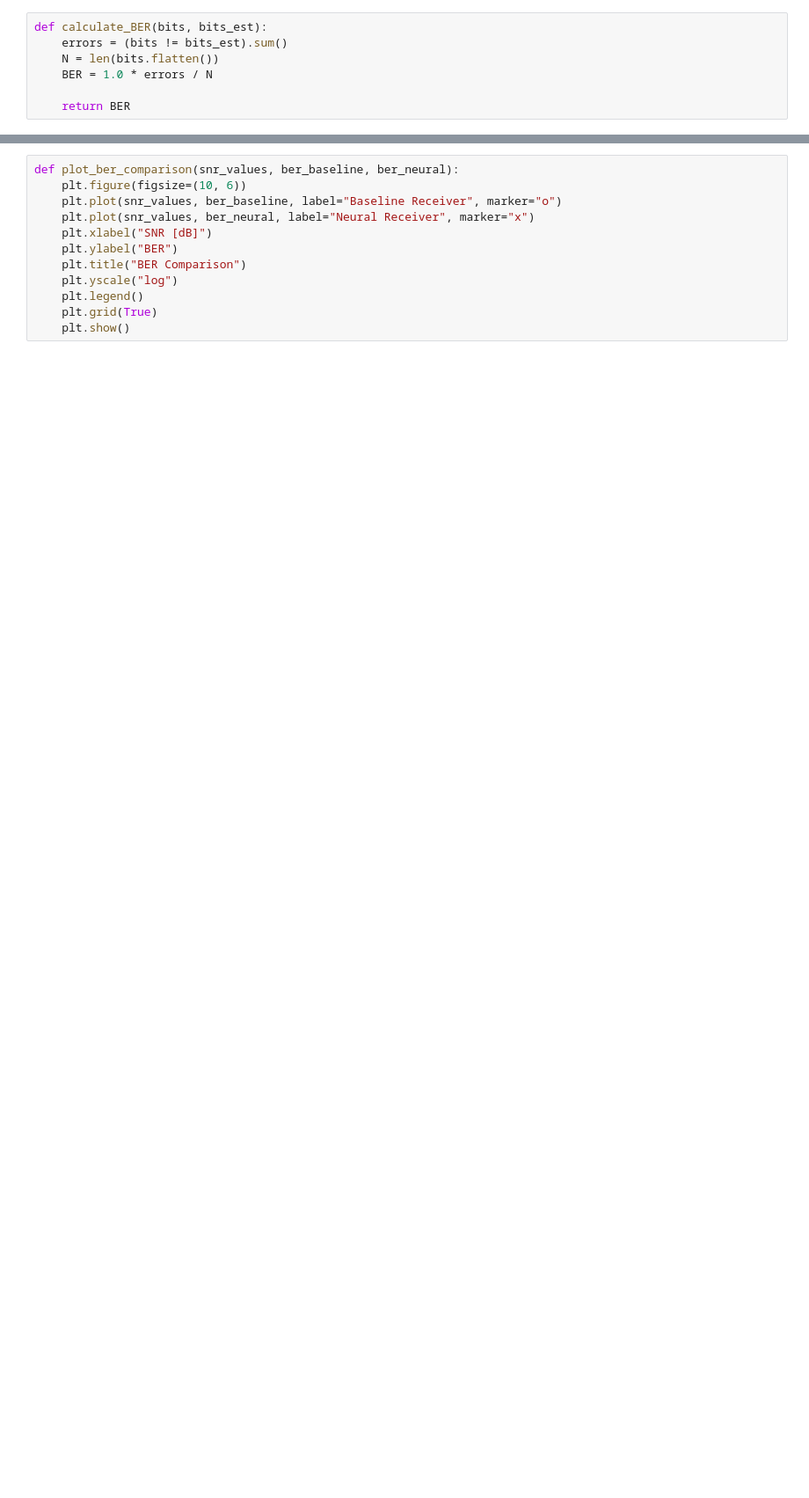
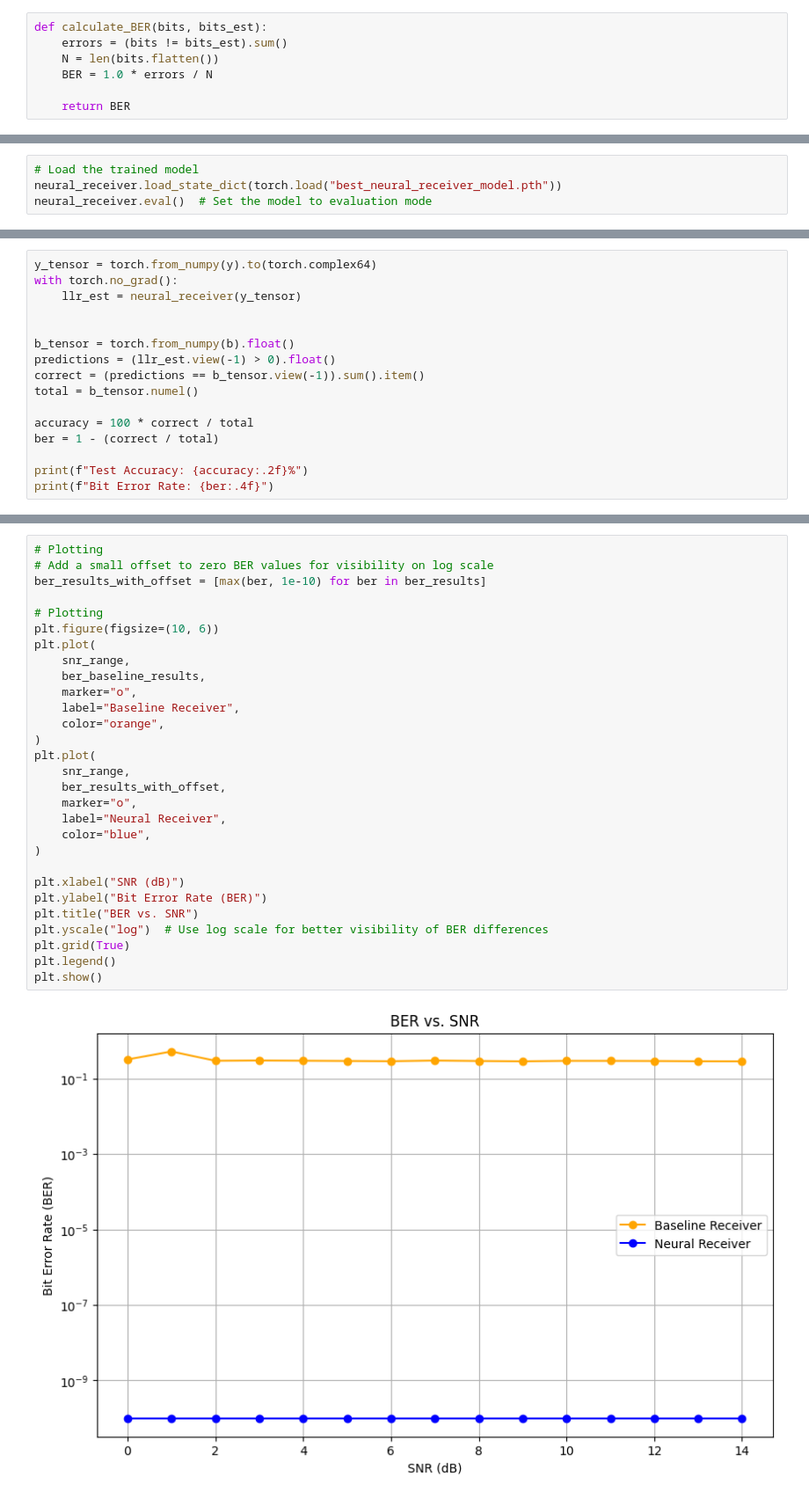
Before and after one commit to theshubh007/Neural_5G_receiver, a Jupyter notebook: MYSetup/5GNRXdemo.ipynb, the cells around one changed output, grey strips where cells are left out. Shown: that part at 88% size. Saved outputs shown, nothing was run; the diff lists cells and outputs as text; blank space fills up the shorter version.

```diff
--- a/MYSetup/5GNRXdemo.ipynb
+++ b/MYSetup/5GNRXdemo.ipynb
@@ -645,0 +811,4 @@ Transmitter and Receiver test passed!
+# %%
+# Load the trained model
+neural_receiver.load_state_dict(torch.load("best_neural_receiver_model.pth"))
+neural_receiver.eval()  # Set the model to evaluation mode
@@ -645,0 +834,16 @@ Transmitter and Receiver test passed!
+# %%
+y_tensor = torch.from_numpy(y).to(torch.complex64)
+with torch.no_grad():
+    llr_est = neural_receiver(y_tensor)
+
+
+b_tensor = torch.from_numpy(b).float()
+predictions = (llr_est.view(-1) > 0).float()
+correct = (predictions == b_tensor.view(-1)).sum().item()
+total = b_tensor.numel()
+
+accuracy = 100 * correct / total
+ber = 1 - (correct / total)
+
+print(f"Test Accuracy: {accuracy:.2f}%")
+print(f"Bit Error Rate: {ber:.4f}")
@@ -646,12 +1034,31 @@ Transmitter and Receiver test passed!
 # %%
-def plot_ber_comparison(snr_values, ber_baseline, ber_neural):
-    plt.figure(figsize=(10, 6))
-    plt.plot(snr_values, ber_baseline, label="Baseline Receiver", marker="o")
-    plt.plot(snr_values, ber_neural, label="Neural Receiver", marker="x")
-    plt.xlabel("SNR [dB]")
-    plt.ylabel("BER")
-    plt.title("BER Comparison")
-    plt.yscale("log")
-    plt.legend()
-    plt.grid(True)
-    plt.show()
+# Plotting
+# Add a small offset to zero BER values for visibility on log scale
+ber_results_with_offset = [max(ber, 1e-10) for ber in ber_results]
+
+# Plotting
+plt.figure(figsize=(10, 6))
+plt.plot(
+    snr_range,
+    ber_baseline_results,
+    marker="o",
+    label="Baseline Receiver",
+    color="orange",
+)
+plt.plot(
+    snr_range,
+    ber_results_with_offset,
+    marker="o",
+    label="Neural Receiver",
+    color="blue",
+)
+
+plt.xlabel("SNR (dB)")
+plt.ylabel("Bit Error Rate (BER)")
+plt.title("BER vs. SNR")
+plt.yscale("log")  # Use log scale for better visibility of BER differences
+plt.grid(True)
+plt.legend()
+plt.show()
+# %% [output]
+[figure, added]
```
Also changed, not shown: parts of 22 cells of this notebook, 5 other files.
